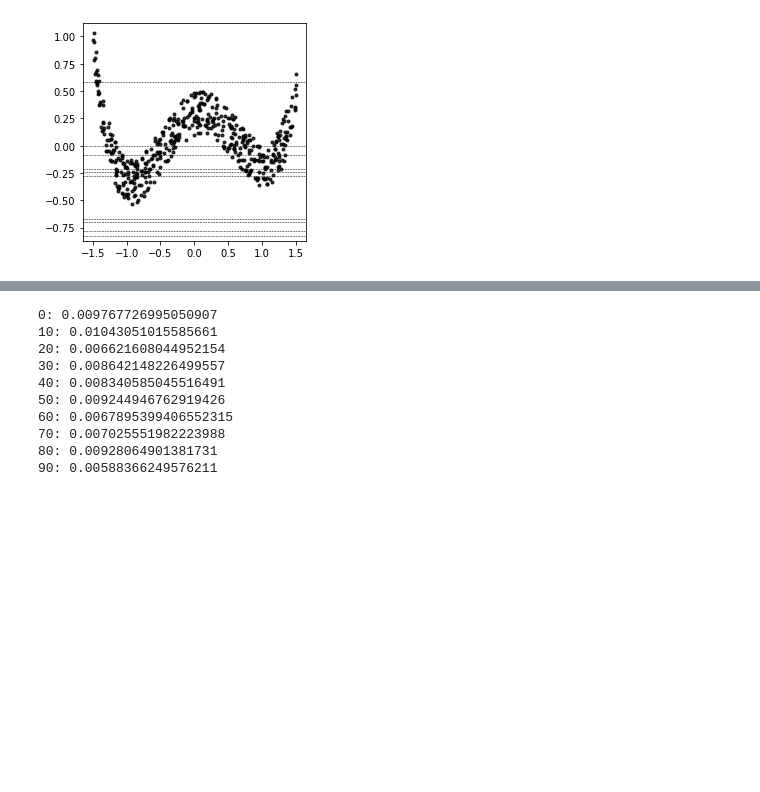
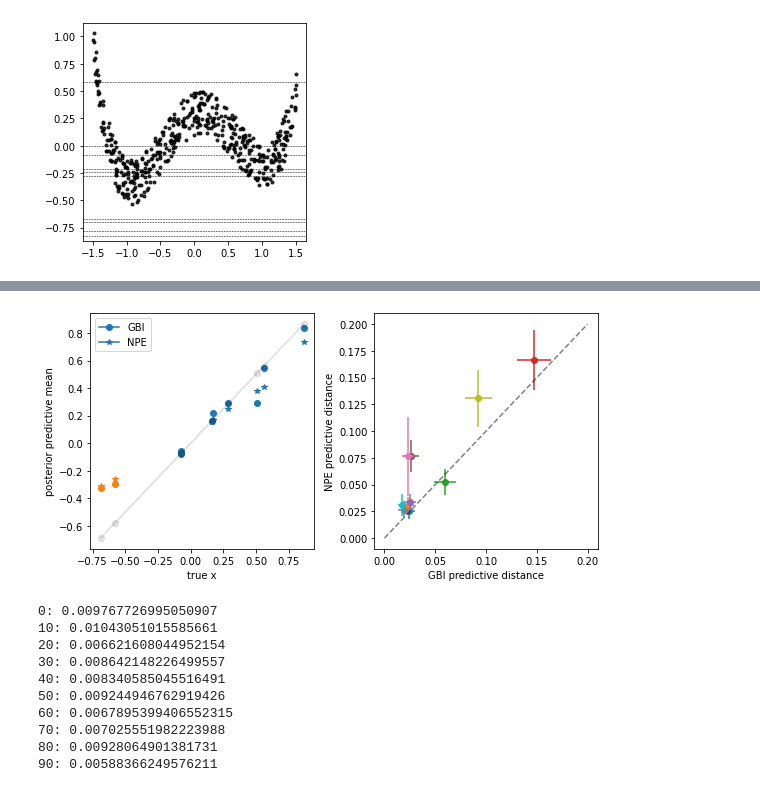
Before and after one commit to mackelab/neuralgbi, a Jupyter notebook: paper/fig4/notebooks/01_distance_learning.ipynb, the cells around one changed output, grey strips where cells are left out. Saved outputs shown, nothing was run; the diff lists cells and outputs as text; code cells hidden in the pictures; blank space fills up the shorter version.

```diff
--- a/paper/fig4/notebooks/01_distance_learning.ipynb
+++ b/paper/fig4/notebooks/01_distance_learning.ipynb
@@ -408,0 +235,14 @@ plt.tight_layout()
+# %%
+beta = 50.
+n_posterior_samples = 100
+
+gbi_posterior.potential_fn.set_beta(beta)
+
+all_posterior_samples = []
+for i_x, x_o in enumerate(x_test):
+    print(i_x, x_o)
+    # GBI samples
+    gbi_samples = gbi_posterior.sample((n_posterior_samples,), x=x_o)
+    # NPE samples
+    npe_samples = npe_posterior.sample((n_posterior_samples,), x=x_o)
+    all_posterior_samples.append([gbi_samples, npe_samples])
@@ -409,3 +266,29 @@ plt.tight_layout()
+# %%
+plt.figure(figsize=(8,4))
+for i_p, pp in enumerate(all_posterior_samples):
+    post_pred_dist = []
+    for i_q, posterior_samples in enumerate(pp):
+        plt.subplot(1,2,1)
+        post_pred = simulator(posterior_samples, poly_coeffs, noise_width)
+        c = 0 if (x_test[i_p] > x.min()) & (x_test[i_p] < x.max()) else 1
+        plt.plot(x_test[i_p], post_pred.mean(), f'C{c}', marker='o' if i_q==0 else '*')
+        post_pred_dist.append(dist(post_pred.unsqueeze(1), x_test[i_p]))
+
+    plt.subplot(1,2,2)
+    plt.plot(post_pred_dist[0].mean(), post_pred_dist[1].mean(), f'oC{i_p}')
+    plt.errorbar(post_pred_dist[0].mean(), post_pred_dist[1].mean(), xerr=post_pred_dist[0].std()/(n_posterior_samples**0.5)*2, yerr=post_pred_dist[1].std()/(n_posterior_samples**0.5)*2, color=f'C{i_p}')
+
+plt.subplot(1,2,1)
+plt.legend(['GBI', 'NPE'])
+plt.plot(x_test, x_test, '-ok', alpha=0.1)
+plt.xlabel('true x'); plt.ylabel('posterior predictive mean')
+
+plt.subplot(1,2,2)
+plt.plot([0,0.2], [0,0.2], 'k--', alpha=0.5)
+plt.xlabel('GBI predictive distance'); plt.ylabel('NPE predictive distance');
+plt.tight_layout()
+# %% [output]
+[figure, added]
 # %%
 n_lowest = None
 dist_func = distances.mse_dist
```
Also changed, not shown: parts of 12 cells of this notebook, 7 other files.
